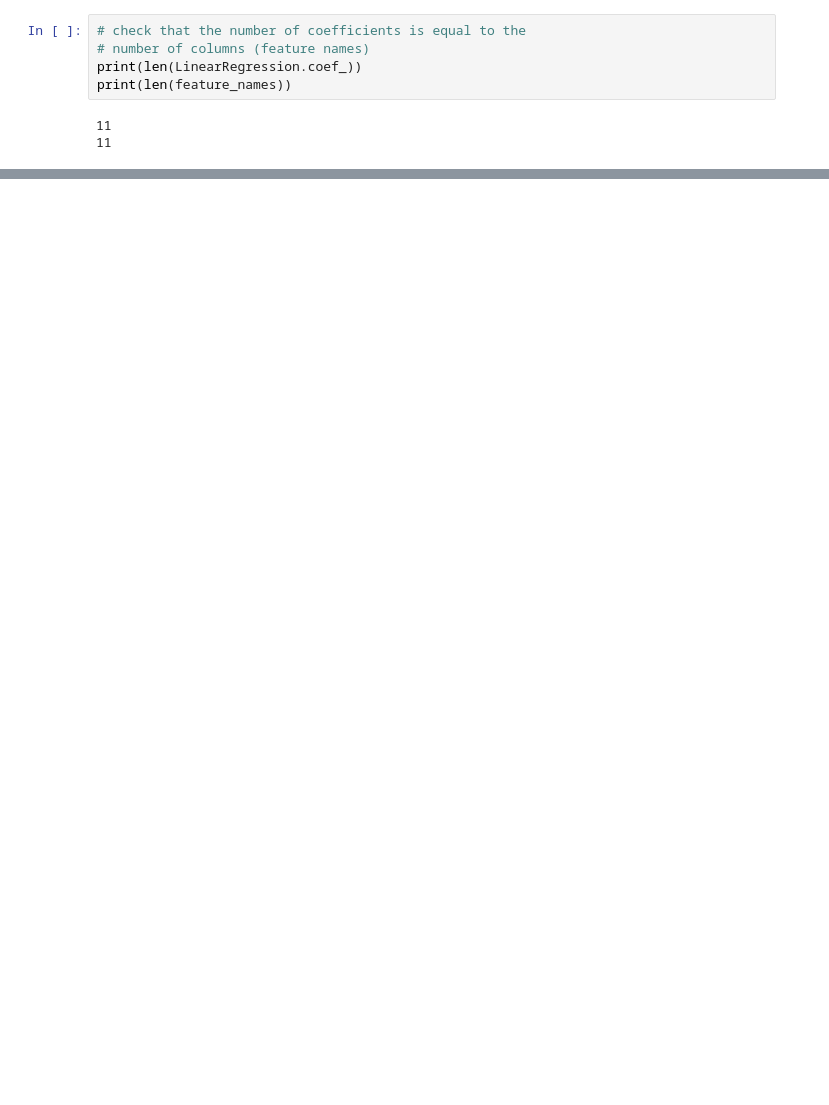
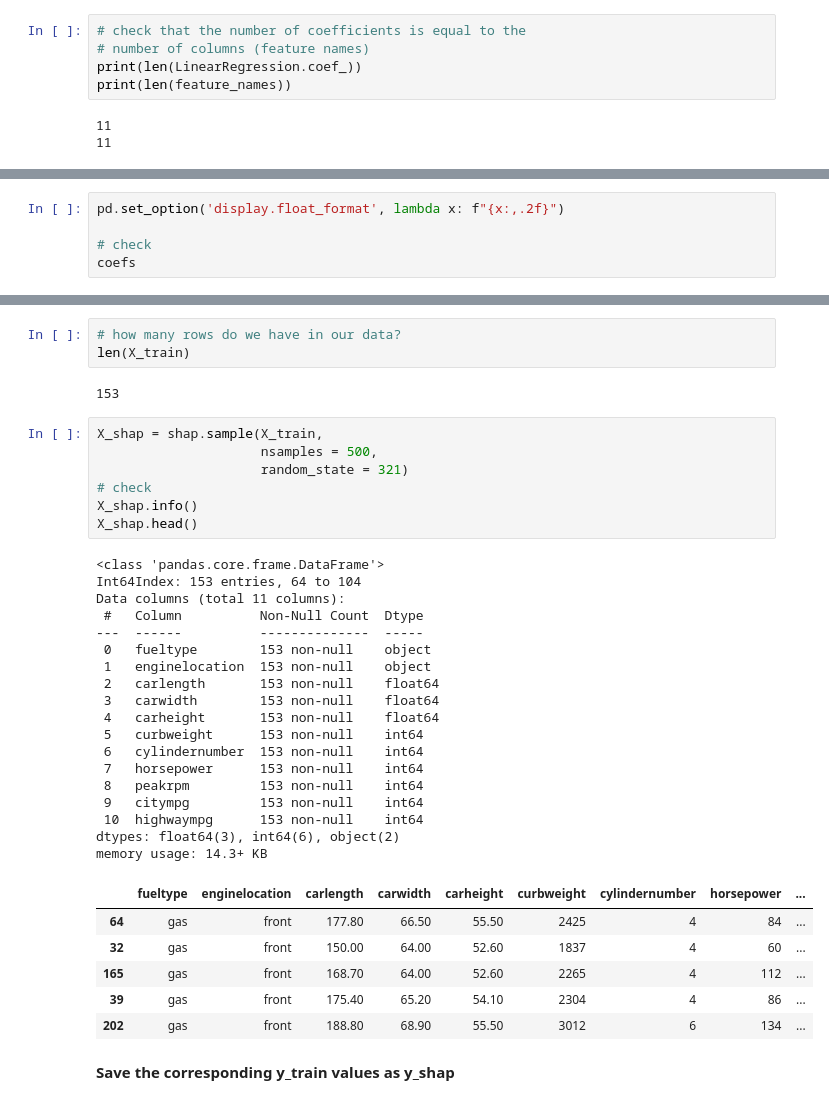
Before and after one commit to kellianneyang/data-visualization-practice, a Jupyter notebook: Mock Belt Exam - Data Visualization Stack.ipynb, the cells around one changed output, grey strips where cells are left out. Drawn from its saved outputs; the diff is of its cells as text; blank space fills up the shorter version.

```diff
--- a/Mock Belt Exam - Data Visualization Stack.ipynb
+++ b/Mock Belt Exam - Data Visualization Stack.ipynb
@@ -112,0 +154,5 @@ coefs = pd.Series(LinearRegression.coef_, index = feature_names)
+# %%
+pd.set_option('display.float_format', lambda x: f"{x:,.2f}")
+
+# check
+coefs
@@ -112,0 +354,39 @@ coefs = pd.Series(LinearRegression.coef_, index = feature_names)
+# %%
+# how many rows do we have in our data?
+len(X_train)
+# %% [output]
+153
+# %%
+X_shap = shap.sample(X_train,
+                     nsamples = 500,
+                     random_state = 321)
+# check
+X_shap.info()
+X_shap.head()
+# %% [output]
+<class 'pandas.core.frame.DataFrame'>
+Int64Index: 153 entries, 64 to 104
+Data columns (total 11 columns):
+ #   Column          Non-Null Count  Dtype
+---  ------          --------------  -----
+ 0   fueltype        153 non-null    object
+ 1   enginelocation  153 non-null    object
+ 2   carlength       153 non-null    float64
+ 3   carwidth        153 non-null    float64
+ 4   carheight       153 non-null    float64
+ 5   curbweight      153 non-null    int64
+ 6   cylindernumber  153 non-null    int64
+ 7   horsepower      153 non-null    int64
+ 8   peakrpm         153 non-null    int64
+ 9   citympg         153 non-null    int64
+ 10  highwaympg      153 non-null    int64
+dtypes: float64(3), int64(6), object(2)
+memory usage: 14.3+ KB
+|  | fueltype | enginelocation | carlength | carwidth | carheight | curbweight | cylindernumber | horsepower | ... |
+| 64 | gas | front | 177.80 | 66.50 | 55.50 | 2425 | 4 | 84 | ... |
+| 32 | gas | front | 150.00 | 64.00 | 52.60 | 1837 | 4 | 60 | ... |
+| 165 | gas | front | 168.70 | 64.00 | 52.60 | 2265 | 4 | 112 | ... |
+| 39 | gas | front | 175.40 | 65.20 | 54.10 | 2304 | 4 | 86 | ... |
+| 202 | gas | front | 188.80 | 68.90 | 55.50 | 3012 | 6 | 134 | ... |
+# %% [markdown]
+**Save the corresponding y_train values as y_shap**
```
Also changed, not shown: parts of 33 cells of this notebook.
